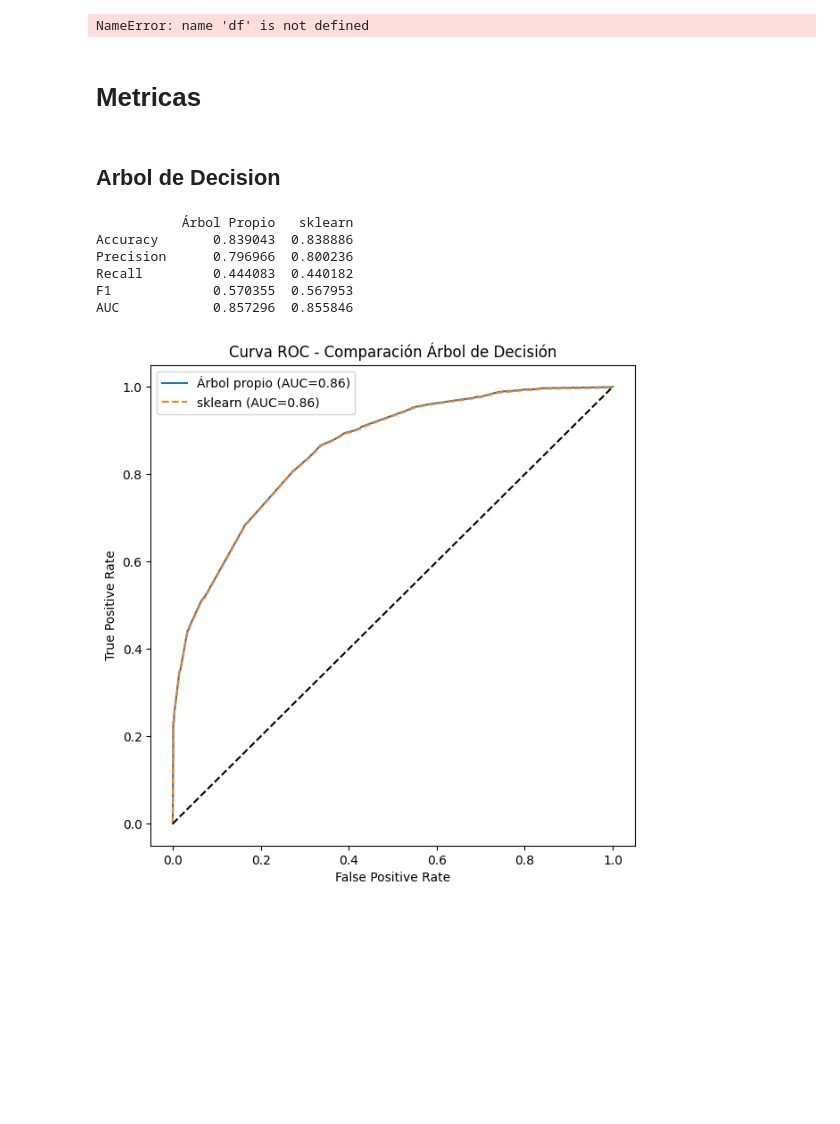
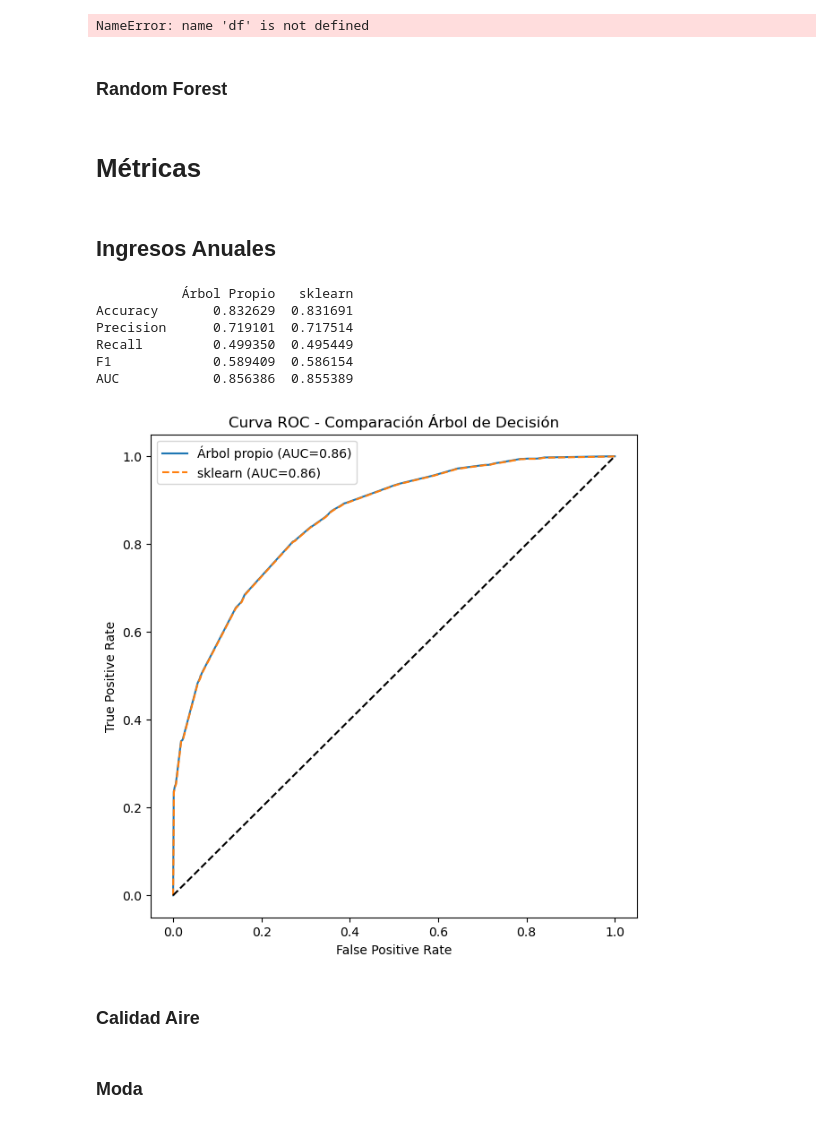
Before and after one commit to JuanPabloRodriguezC/rec_patrones_lab, a Jupyter notebook: Proyecto/proyecto.ipynb, the cells around one changed output. Cells and saved outputs as stored; diff of their text form; code cells hidden in the pictures; blank space fills up the shorter version.

```diff
--- a/Proyecto/proyecto.ipynb
+++ b/Proyecto/proyecto.ipynb
@@ -960,3 +937,11 @@ class DecisionTree:
 ## K-Nearest Neighbors
 # %% [markdown]
 # Entrenamiento
+# %%
+X_train_full, X_test, y_train_full, y_test = train_test_split(
+    X, y, test_size=0.2, random_state=42, stratify=y
+)
+
+X_train, X_valid, y_train, y_valid = train_test_split(
+    X_train_full, y_train_full, test_size=0.2, random_state=42
+)
@@ -1013,7 +1000,3 @@ y = df["target"].values.reshape(-1,1)
 # %% [output]
 NameError: name 'df' is not defined
-# %%
-X_train, X_test, y_train, y_test = train_test_split(
-    X, y, test_size=0.2, random_state=42, stratify=y
-)
 # %%
@@ -1034,4 +1022,6 @@ plt.plot(x[:180], pred[:180])
+# %% [markdown]
+### Random Forest
 # %% [markdown]
-# Metricas
+# Métricas
 # %% [markdown]
-## Arbol de Decision
+## Ingresos Anuales
@@ -1038,38 +1037,34 @@ plt.plot(x[:180], pred[:180])
 # %%
-def evaluate(y_true, y_pred, y_proba):
-    return {
-        "Accuracy": accuracy_score(y_true, y_pred),
-        "Precision": precision_score(y_true, y_pred),
-        "Recall": recall_score(y_true, y_pred),
-        "F1": f1_score(y_true, y_pred),
-        "AUC": roc_auc_score(y_true, y_proba)
-    }
 results = pd.DataFrame({
-    "Árbol Propio": evaluate(y_test_tree_income, y_pred_tree_income, y_proba_tree_income),
-    "sklearn": evaluate(y_test_tree_income, y_pred_sklearn_tree_income, y_proba_sklearn_tree_income)
+    "Árbol Propio": evaluate(y_test, y_pred_tree_income, y_proba_tree_income),
+    "sklearn": evaluate(y_test, y_pred_sklearn_tree_income, y_proba_sklearn_tree_income)
 })
 print(results)
 
-fpr_scratch, tpr_scratch, _ = roc_curve(y_test_tree_income, y_proba_tree_income)
-fpr_sklearn, tpr_sklearn, _ = roc_curve(y_test_tree_income, y_proba_sklearn_tree_income)
+fpr_scratch, tpr_scratch, _ = roc_curve(y_test, y_proba_tree_income)
+fpr_sklearn, tpr_sklearn, _ = roc_curve(y_test, y_proba_sklearn_tree_income)
 
 roc_auc_scratch = auc(fpr_scratch, tpr_scratch)
 roc_auc_sklearn = auc(fpr_sklearn, tpr_sklearn)
 
 plt.figure(figsize=(7,7))
 plt.plot(fpr_scratch, tpr_scratch, label=f"Árbol propio (AUC={roc_auc_scratch:.2f})")
 plt.plot(fpr_sklearn, tpr_sklearn, label=f"sklearn (AUC={roc_auc_sklearn:.2f})", linestyle="--")
 plt.plot([0,1], [0,1], "k--")
 plt.xlabel("False Positive Rate")
 plt.ylabel("True Positive Rate")
 plt.title("Curva ROC - Comparación Árbol de Decisión")
 plt.legend()
 plt.show()
 # %% [output]
            Árbol Propio   sklearn
-Accuracy       0.839043  0.838886
-Precision      0.796966  0.800236
-Recall         0.444083  0.440182
-F1             0.570355  0.567953
-AUC            0.857296  0.855846
+Accuracy       0.832629  0.831691
+Precision      0.719101  0.717514
+Recall         0.499350  0.495449
+F1             0.589409  0.586154
+AUC            0.856386  0.855389
-[figure, old version]
+[figure, new version]
+# %% [markdown]
+### Calidad Aire
+# %% [markdown]
+### Moda
```
Also changed, not shown: parts of 26 cells of this notebook.
